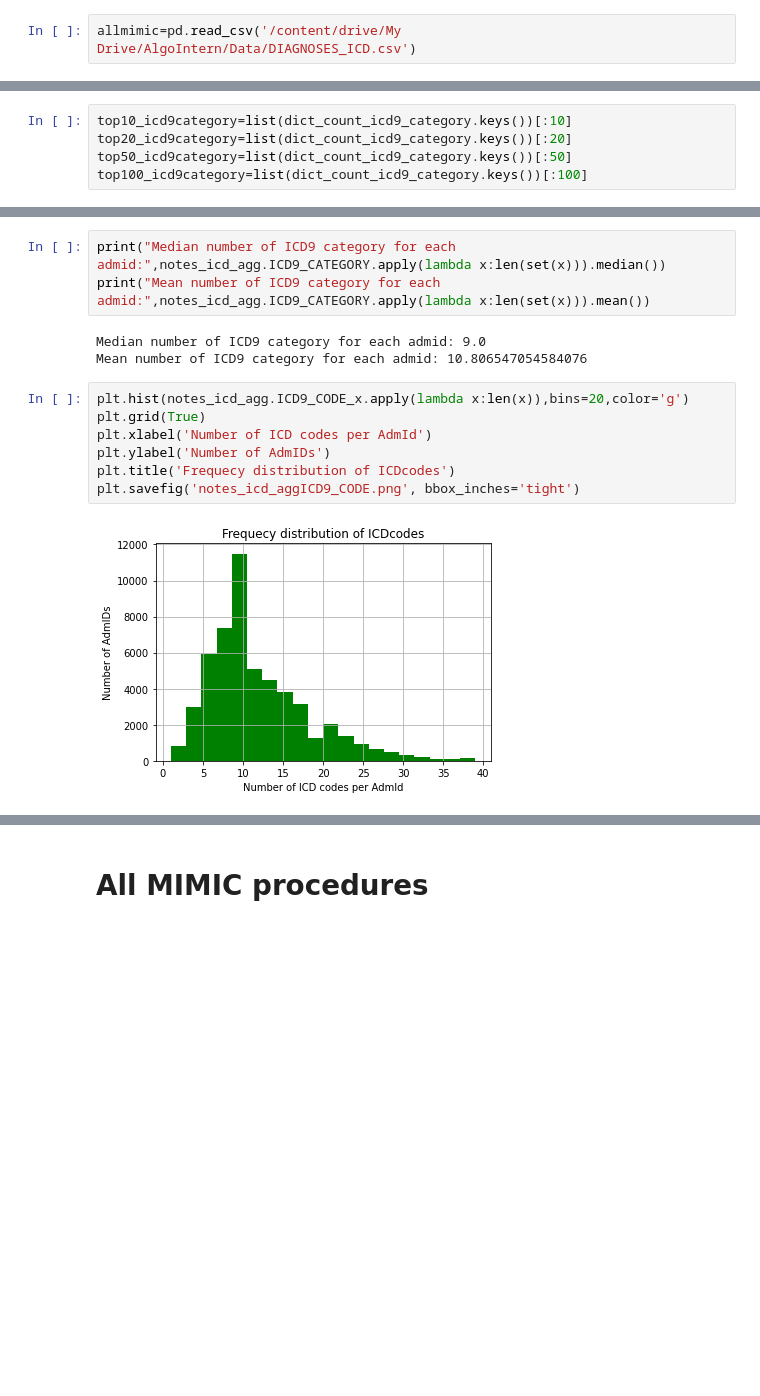
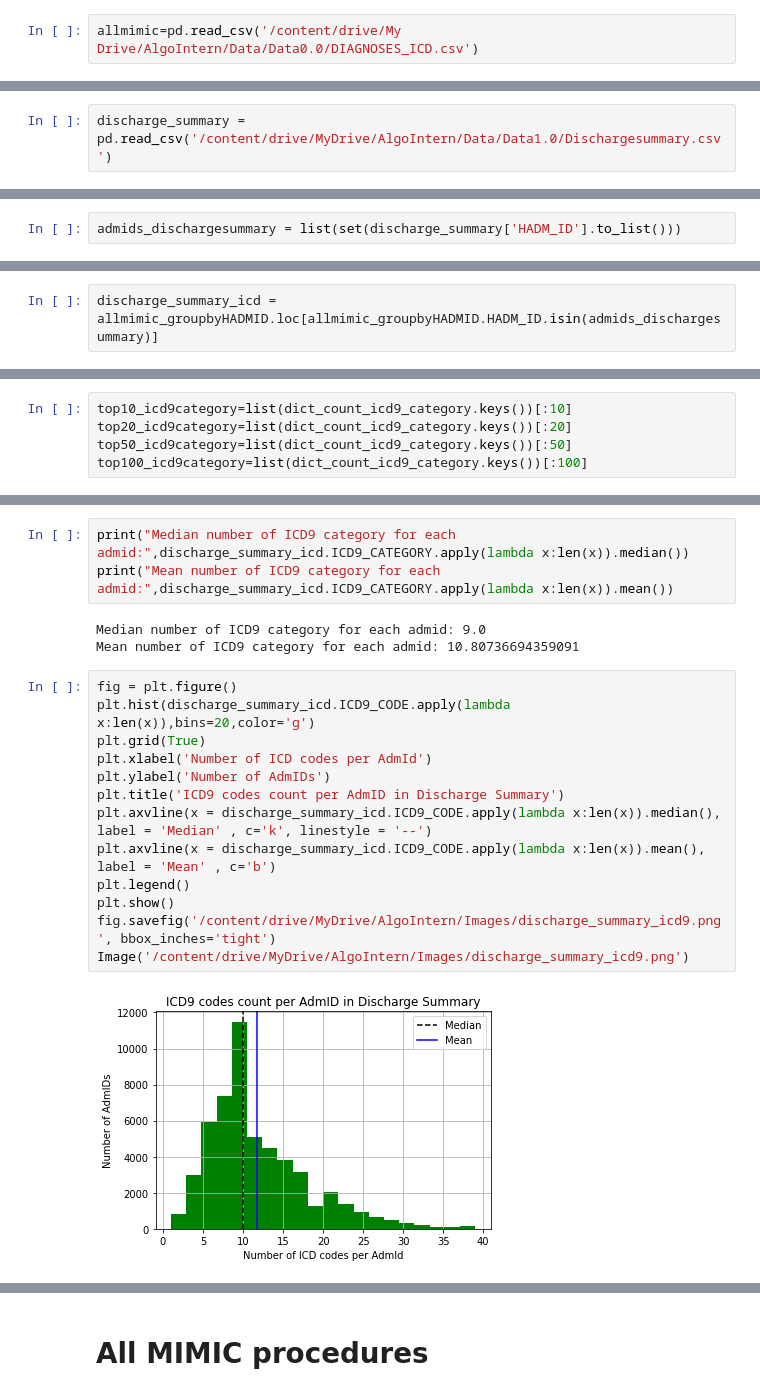
Before and after one commit to samantamrityunjay/Automatic-assignment-of-ICD10-codes, a Jupyter notebook: Notebooks/DataAnalysis.ipynb, the cells around one changed output, grey strips where cells are left out. Cells and saved outputs as stored; diff of their text form; blank space fills up the shorter version.

```diff
--- a/Notebooks/DataAnalysis.ipynb
+++ b/Notebooks/DataAnalysis.ipynb
@@ -22,7 +23,7 @@ There are total <strong><u>58976</u></strong> admisssion ids.</p>
  <p>Out of which <strong><u>47</u></strong>  do not have any ICD9 codes corresponding to them (NaN values). So we have total of <strong><u>58929</u></strong> in this table with correponding ICD9 codes and converted ICD10 codes.
  <p>There are <strong><u>6984</u></strong>unique ICD9 codes and <strong><u>942</u></strong> ICD9 categories.
 # %%
-allmimic=pd.read_csv('/content/drive/My Drive/AlgoIntern/Data/DIAGNOSES_ICD.csv')
+allmimic=pd.read_csv('/content/drive/My Drive/AlgoIntern/Data/Data0.0/DIAGNOSES_ICD.csv')
 # %%
 allmimic
 # %% [output]
@@ -524,0 +468,2 @@ dict_count_icd9_codes=dict(sorted(dict_count_icd9_codes.items(),key=lambda x:x[1
+# %%
+discharge_summary = pd.read_csv('/content/drive/MyDrive/AlgoIntern/Data/Data1.0/Dischargesummary.csv')
@@ -524,0 +530,2 @@ dict_count_icd9_codes=dict(sorted(dict_count_icd9_codes.items(),key=lambda x:x[1
+# %%
+admids_dischargesummary = list(set(discharge_summary['HADM_ID'].to_list()))
@@ -524,0 +536,2 @@ dict_count_icd9_codes=dict(sorted(dict_count_icd9_codes.items(),key=lambda x:x[1
+# %%
+discharge_summary_icd = allmimic_groupbyHADMID.loc[allmimic_groupbyHADMID.HADM_ID.isin(admids_dischargesummary)]
@@ -640,15 +818,21 @@ Mean number of ICD9 codes for each admid: 11.738914387588666
 # %%
-print("Median number of ICD9 category for each admid:",notes_icd_agg.ICD9_CATEGORY.apply(lambda x:len(set(x))).median())
-print("Mean number of ICD9 category for each admid:",notes_icd_agg.ICD9_CATEGORY.apply(lambda x:len(set(x))).mean())
+print("Median number of ICD9 category for each admid:",discharge_summary_icd.ICD9_CATEGORY.apply(lambda x:len(x)).median())
+print("Mean number of ICD9 category for each admid:",discharge_summary_icd.ICD9_CATEGORY.apply(lambda x:len(x)).mean())
 # %% [output]
 Median number of ICD9 category for each admid: 9.0
-Mean number of ICD9 category for each admid: 10.806547054584076
+Mean number of ICD9 category for each admid: 10.80736694359091
 # %%
-plt.hist(notes_icd_agg.ICD9_CODE_x.apply(lambda x:len(x)),bins=20,color='g')
+fig = plt.figure()
+plt.hist(discharge_summary_icd.ICD9_CODE.apply(lambda x:len(x)),bins=20,color='g')
 plt.grid(True)
 plt.xlabel('Number of ICD codes per AdmId')
 plt.ylabel('Number of AdmIDs')
-plt.title('Frequecy distribution of ICDcodes')
-plt.savefig('notes_icd_aggICD9_CODE.png', bbox_inches='tight')
+plt.title('ICD9 codes count per AdmID in Discharge Summary')
+plt.axvline(x = discharge_summary_icd.ICD9_CODE.apply(lambda x:len(x)).median(), label = 'Median' , c='k', linestyle = '--')
+plt.axvline(x = discharge_summary_icd.ICD9_CODE.apply(lambda x:len(x)).mean(), label = 'Mean' , c='b')
+plt.legend()
+plt.show()
+fig.savefig('/content/drive/MyDrive/AlgoIntern/Images/discharge_summary_icd9.png', bbox_inches='tight')
+Image('/content/drive/MyDrive/AlgoIntern/Images/discharge_summary_icd9.png')
 # %% [output]
-[figure, old version]
+[figure, new version]
```
Also changed, not shown: parts of 147 cells of this notebook, 12 other files.
